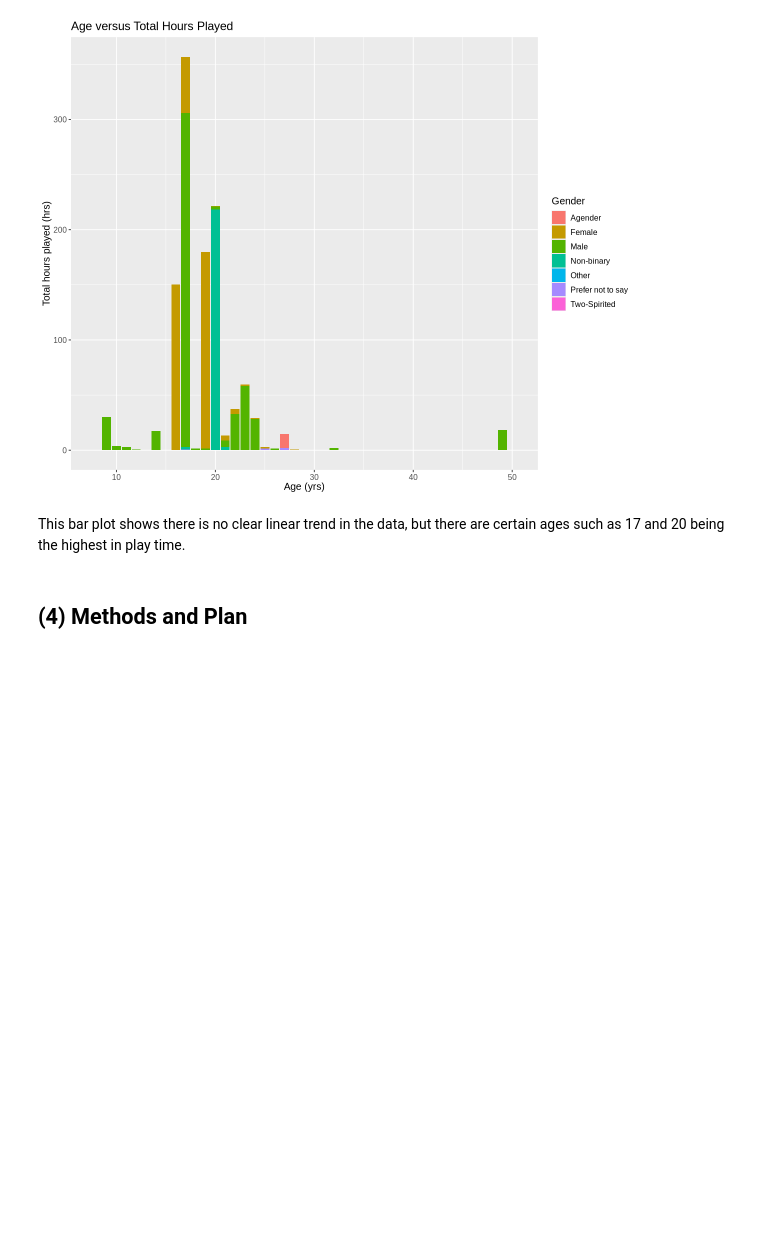
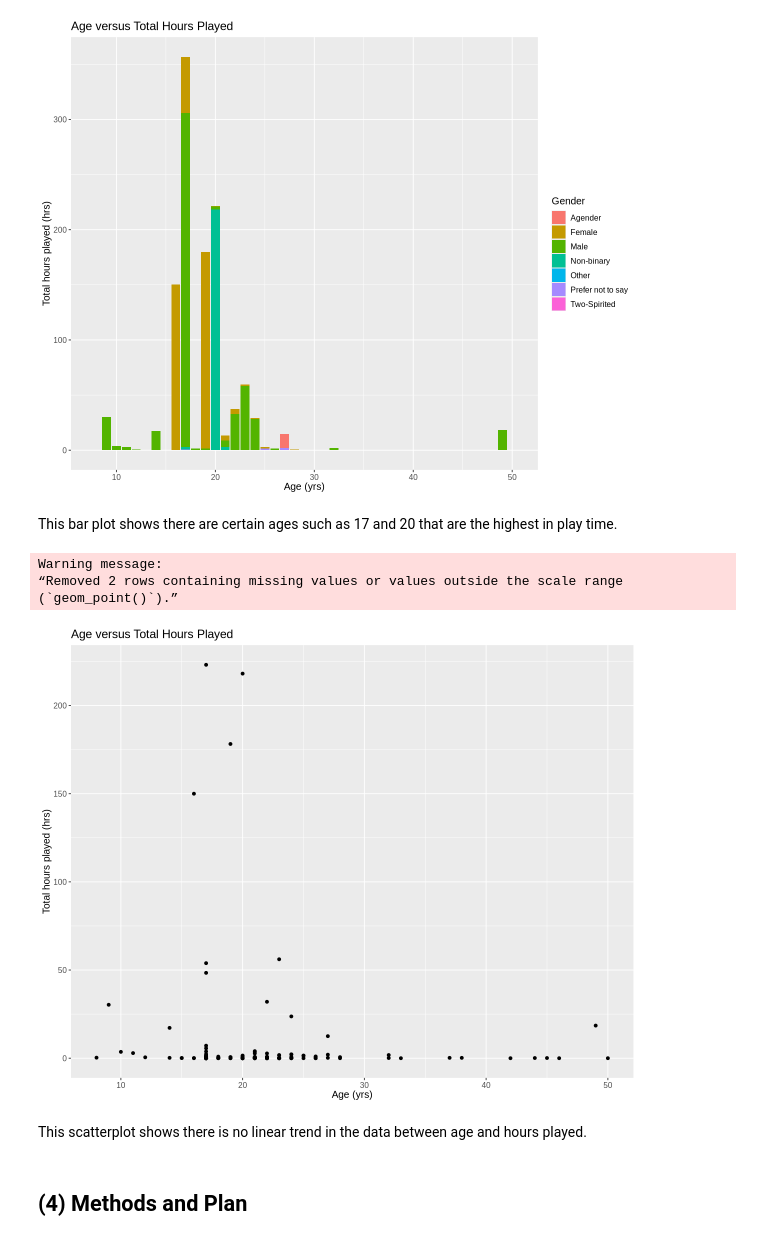
Before and after one commit to Shaneoman/Project-Planning-Stage-Individual-, a Jupyter notebook: Project Planning Stage (Individual).ipynb, the cells around one changed output. Cells and saved outputs as stored; diff of their text form; code cells hidden in the pictures; blank space fills up the shorter version.

Commit message:
add visualizations to exploratory analysis

```diff
--- a/Project Planning Stage (Individual).ipynb
+++ b/Project Planning Stage (Individual).ipynb
@@ -179,7 +179,23 @@ Warning message:
 (`geom_bar()`).”
 [figure]
 # %% [markdown]
-This bar plot shows there is no clear linear trend in the data, but there are certain ages such as 17 and 20 being the highest in play time.
+This bar plot shows there are certain ages such as 17 and 20 that are the highest in play time.
+# %%
+options(repr.plot.width = 10, repr.plot.height = 8)
+
+data_plot <- ggplot(data, aes(x = Age,y = played_hours)) +
+  geom_point() +
+  labs(x="Age (yrs)", y="Total hours played (hrs)", title="Age versus Total Hours Played") +
+  theme(text = element_text(size = 12))
+
+data_plot
+# %% [output]
+Warning message:
+“Removed 2 rows containing missing values or values outside the scale range
+(`geom_point()`).”
+[figure, added]
+# %% [markdown]
+This scatterplot shows there is no linear trend in the data between age and hours played.
 # %% [markdown]
 ## (4) Methods and Plan ##
 # %% [markdown]
```
Also changed, not shown: parts of 2 cells of this notebook.
